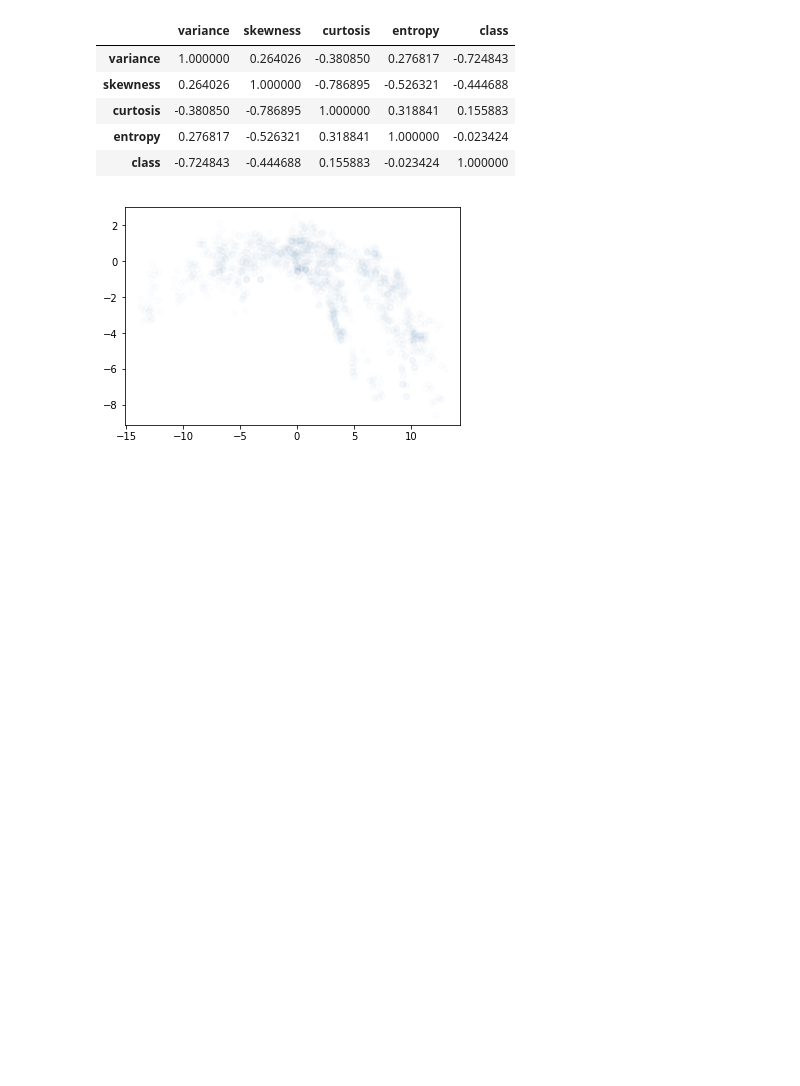
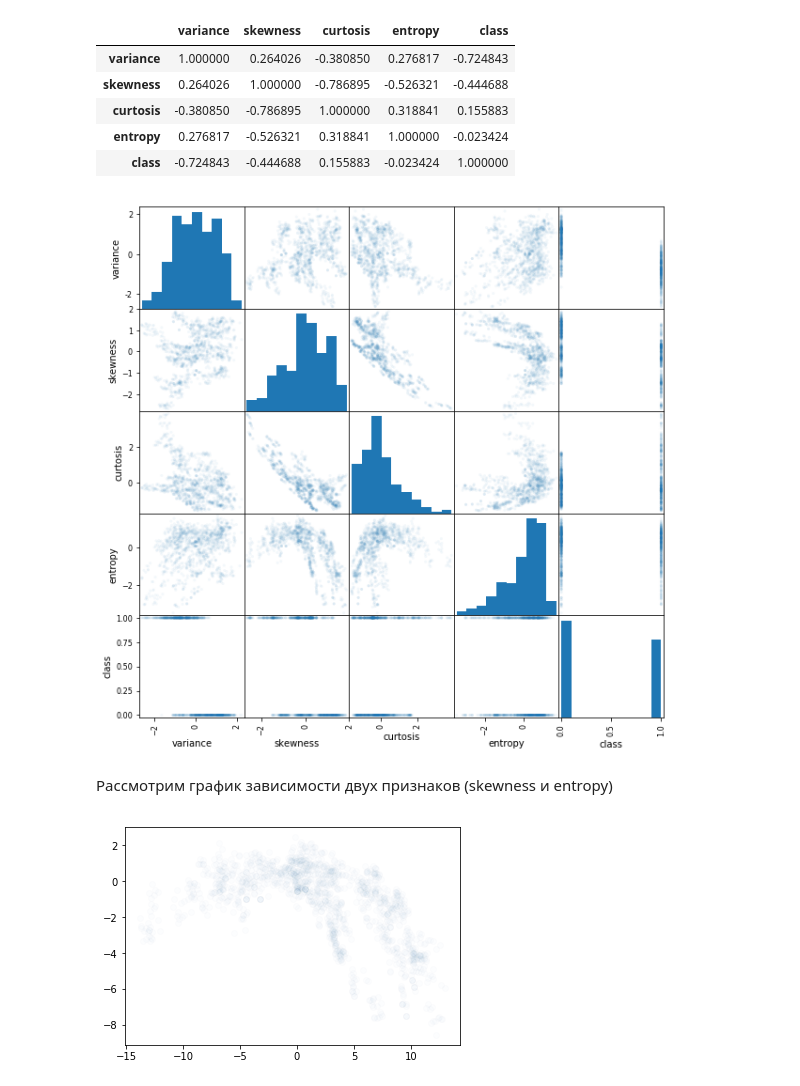
Before and after one commit to Anna1719/Lab, a Jupyter notebook: Banknote.ipynb, the cells around one changed output. Drawn from its saved outputs; the diff is of its cells as text; code cells hidden in the pictures; blank space fills up the shorter version.

```diff
--- a/Banknote.ipynb
+++ b/Banknote.ipynb
@@ -8,7 +10,7 @@ import matplotlib.pyplot as plt
 import pandas as pd
 %matplotlib inline
 # %%
-data = pd.read_csv('../Documents/Studies/banknote.data', header = None, sep = ',', engine = 'python')
+data = pd.read_csv('../Documents/Studies/banknote/banknote.data', header = None, sep = ',', engine = 'python')
 # %%
 data
 # %% [output]
@@ -122,6 +128,14 @@ dataF.corr()
 | curtosis | -0.380850 | -0.786895 | 1.000000 | 0.318841 | 0.155883 |
 | entropy | 0.276817 | -0.526321 | 0.318841 | 1.000000 | -0.023424 |
 | class | -0.724843 | -0.444688 | 0.155883 | -0.023424 | 1.000000 |
+# %%
+from pandas.tools.plotting import scatter_matrix
+scatter_matrix(dataF, alpha = .05, figsize = (10, 10))
+pass
+# %% [output]
+[figure, added]
+# %% [markdown]
+Рассмотрим график зависимости двух признаков (skewness и entropy)
 # %%
 plt.plot(data['skewness'], data['entropy'], 'o', alpha = 0.01);
 # %% [output]
```
Also changed, not shown: parts of 21 cells of this notebook.
